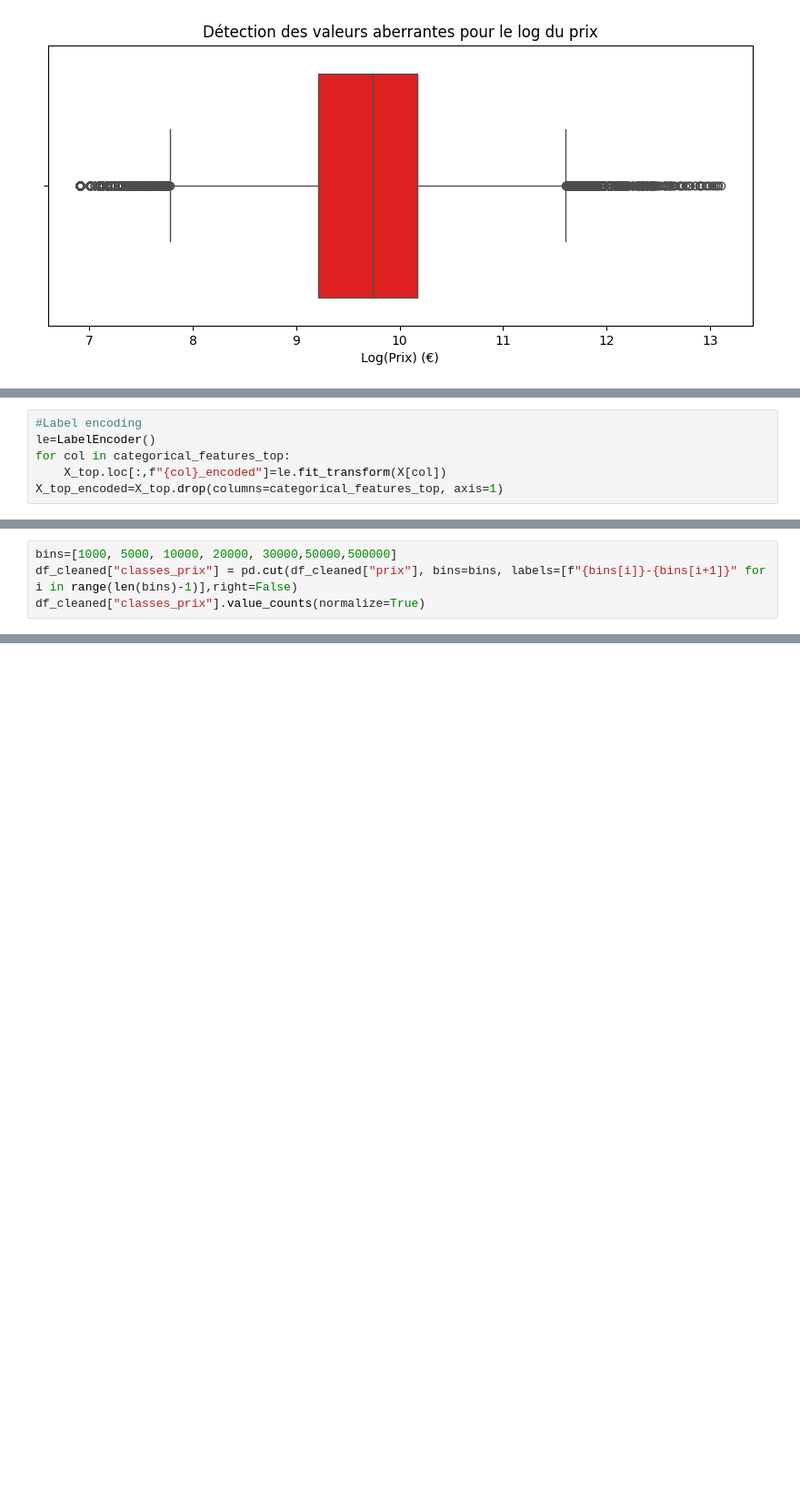
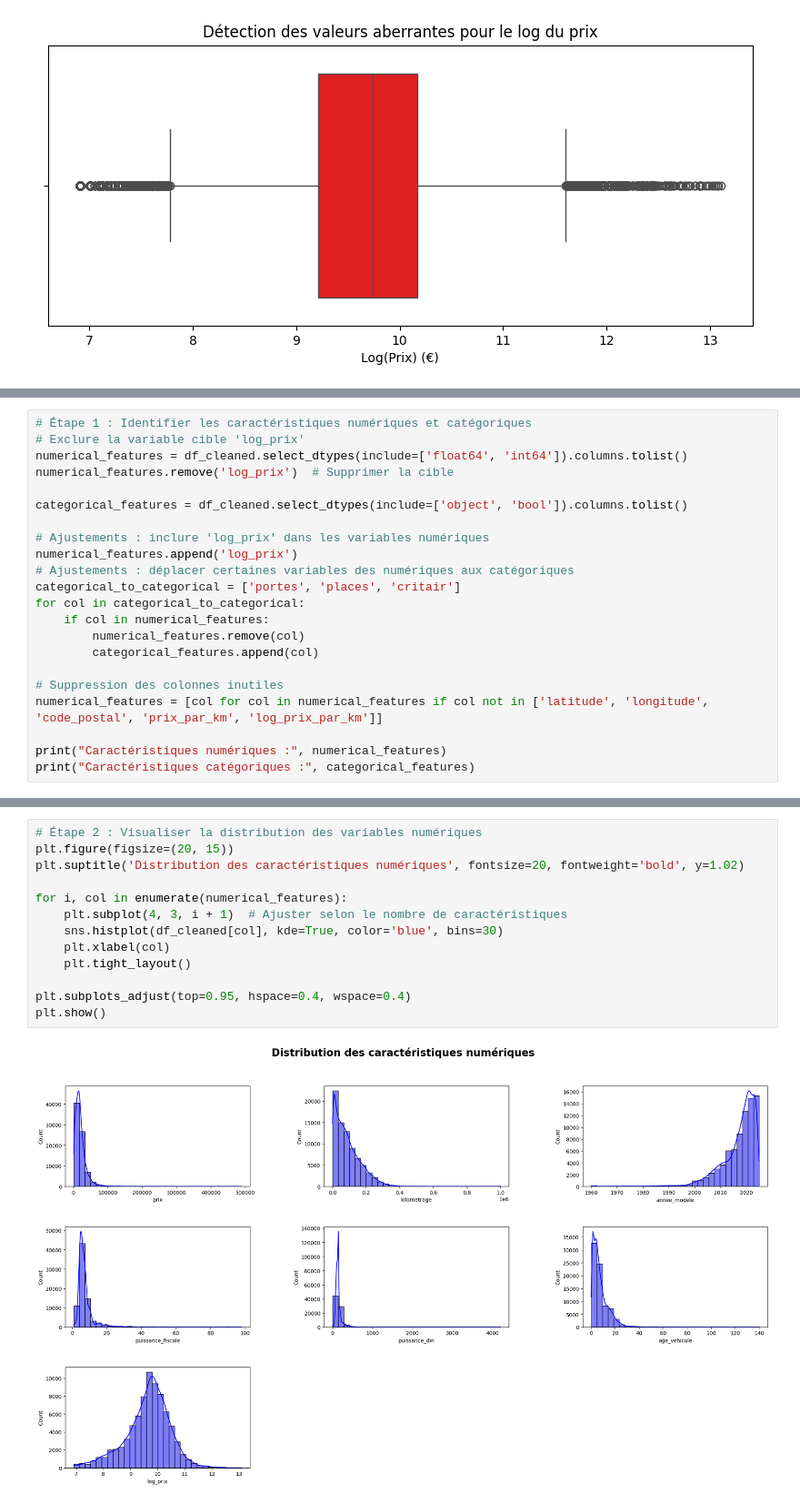
Before and after one commit to the-demby/Leboncoin_Predicting_Price, a Jupyter notebook: leboncoin.ipynb, the cells around one changed output, grey strips where cells are left out. Shown at 91% size. Cells and saved outputs as stored; diff of their text form; blank space fills up the shorter version.

```diff
--- a/leboncoin.ipynb
+++ b/leboncoin.ipynb
@@ -1224,6 +867,0 @@ En ne gardant que les features le plus importants, on a une erreur légèrement
-# %%
-#Label encoding
-le=LabelEncoder()
-for col in categorical_features_top:
-    X_top.loc[:,f"{col}_encoded"]=le.fit_transform(X[col])
-X_top_encoded=X_top.drop(columns=categorical_features_top, axis=1)
@@ -1358,4 +867,0 @@ Par rapport à ces information définissons les classes de prix
-# %%
-bins=[1000, 5000, 10000, 20000, 30000,50000,500000]
-df_cleaned["classes_prix"] = pd.cut(df_cleaned["prix"], bins=bins, labels=[f"{bins[i]}-{bins[i+1]}" for i in range(len(bins)-1)],right=False)
-df_cleaned["classes_prix"].value_counts(normalize=True)
@@ -1613,0 +879,22 @@ On constate une nette amélioration du rmse, même s'il représente encore 50% d
+# %%
+# Étape 1 : Identifier les caractéristiques numériques et catégoriques
+# Exclure la variable cible 'log_prix'
+numerical_features = df_cleaned.select_dtypes(include=['float64', 'int64']).columns.tolist()
+numerical_features.remove('log_prix')  # Supprimer la cible
+
+categorical_features = df_cleaned.select_dtypes(include=['object', 'bool']).columns.tolist()
+
+# Ajustements : inclure 'log_prix' dans les variables numériques
+numerical_features.append('log_prix')
+# Ajustements : déplacer certaines variables des numériques aux catégoriques
+categorical_to_categorical = ['portes', 'places', 'critair']
+for col in categorical_to_categorical:
+    if col in numerical_features:
+        numerical_features.remove(col)
+        categorical_features.append(col)
+
+# Suppression des colonnes inutiles
+numerical_features = [col for col in numerical_features if col not in ['latitude', 'longitude', 'code_postal', 'prix_par_km', 'log_prix_par_km']]
+
+print("Caractéristiques numériques :", numerical_features)
+print("Caractéristiques catégoriques :", categorical_features)
@@ -1613,0 +904,15 @@ On constate une nette amélioration du rmse, même s'il représente encore 50% d
+# %%
+# Étape 2 : Visualiser la distribution des variables numériques
+plt.figure(figsize=(20, 15))
+plt.suptitle('Distribution des caractéristiques numériques', fontsize=20, fontweight='bold', y=1.02)
+
+for i, col in enumerate(numerical_features):
+    plt.subplot(4, 3, i + 1)  # Ajuster selon le nombre de caractéristiques
+    sns.histplot(df_cleaned[col], kde=True, color='blue', bins=30)
+    plt.xlabel(col)
+    plt.tight_layout()
+
+plt.subplots_adjust(top=0.95, hspace=0.4, wspace=0.4)
+plt.show()
+# %% [output]
+[figure, added]
```
Also changed, not shown: parts of 108 cells of this notebook, 1 other file.
